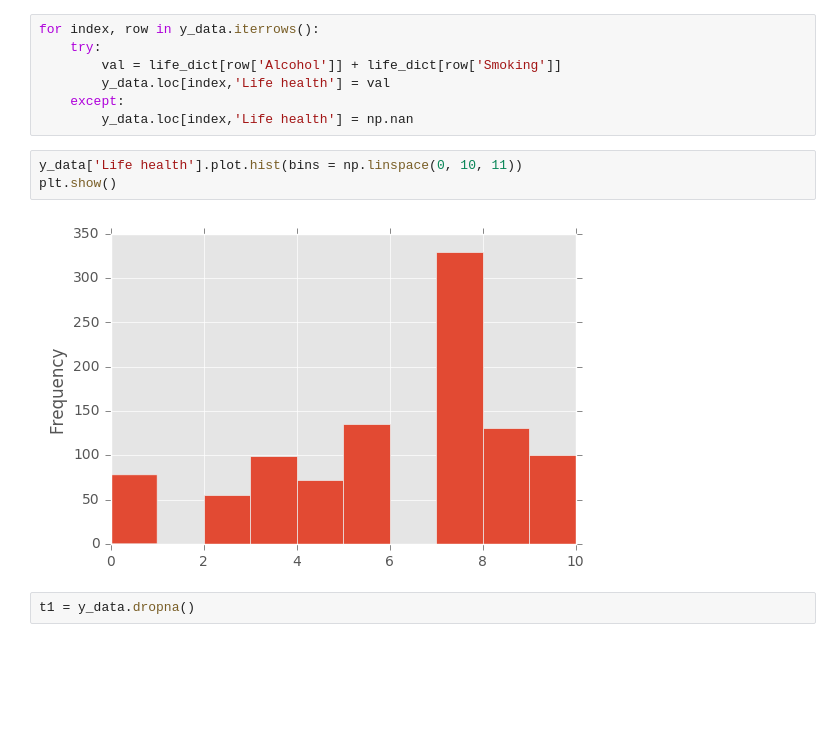
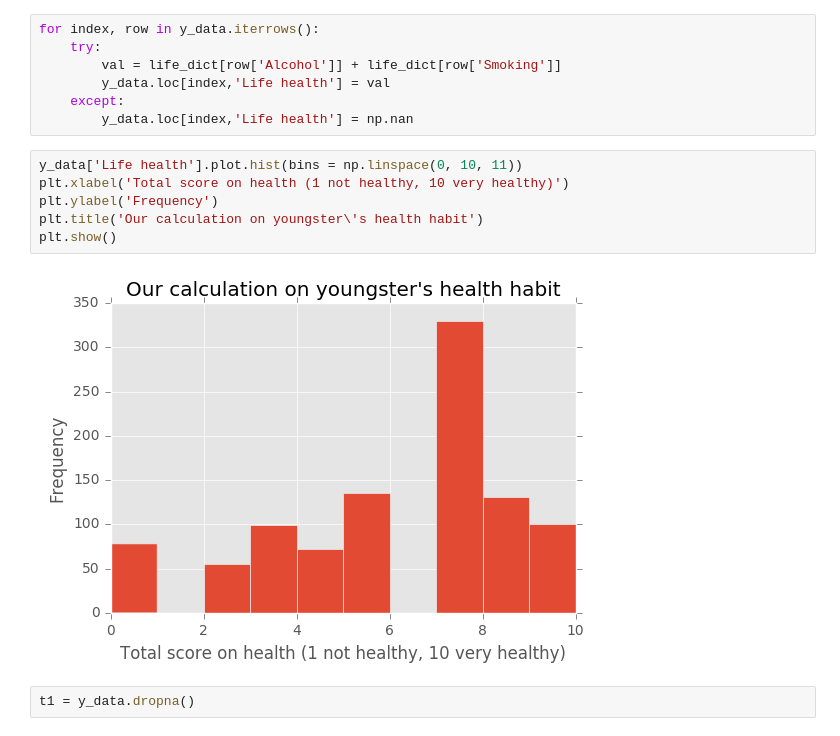
Before and after one commit to ehkhong/sta-141b-proj, a Jupyter notebook: calculated.py.ipynb, the cells around one changed output. Saved outputs shown, nothing was run; the diff lists cells and outputs as text; blank space fills up the shorter version.

```diff
--- a/calculated.py.ipynb
+++ b/calculated.py.ipynb
@@ -112,8 +123,11 @@ for index, row in y_data.iterrows():
         y_data.loc[index,'Life health'] = np.nan
 # %%
 y_data['Life health'].plot.hist(bins = np.linspace(0, 10, 11))
+plt.xlabel('Total score on health (1 not healthy, 10 very healthy)')
+plt.ylabel('Frequency')
+plt.title('Our calculation on youngster\'s health habit')
 plt.show()
 # %% [output]
-[figure, old version]
+[figure, new version]
 # %%
 t1 = y_data.dropna()
```
Also changed, not shown: parts of 16 cells of this notebook.
